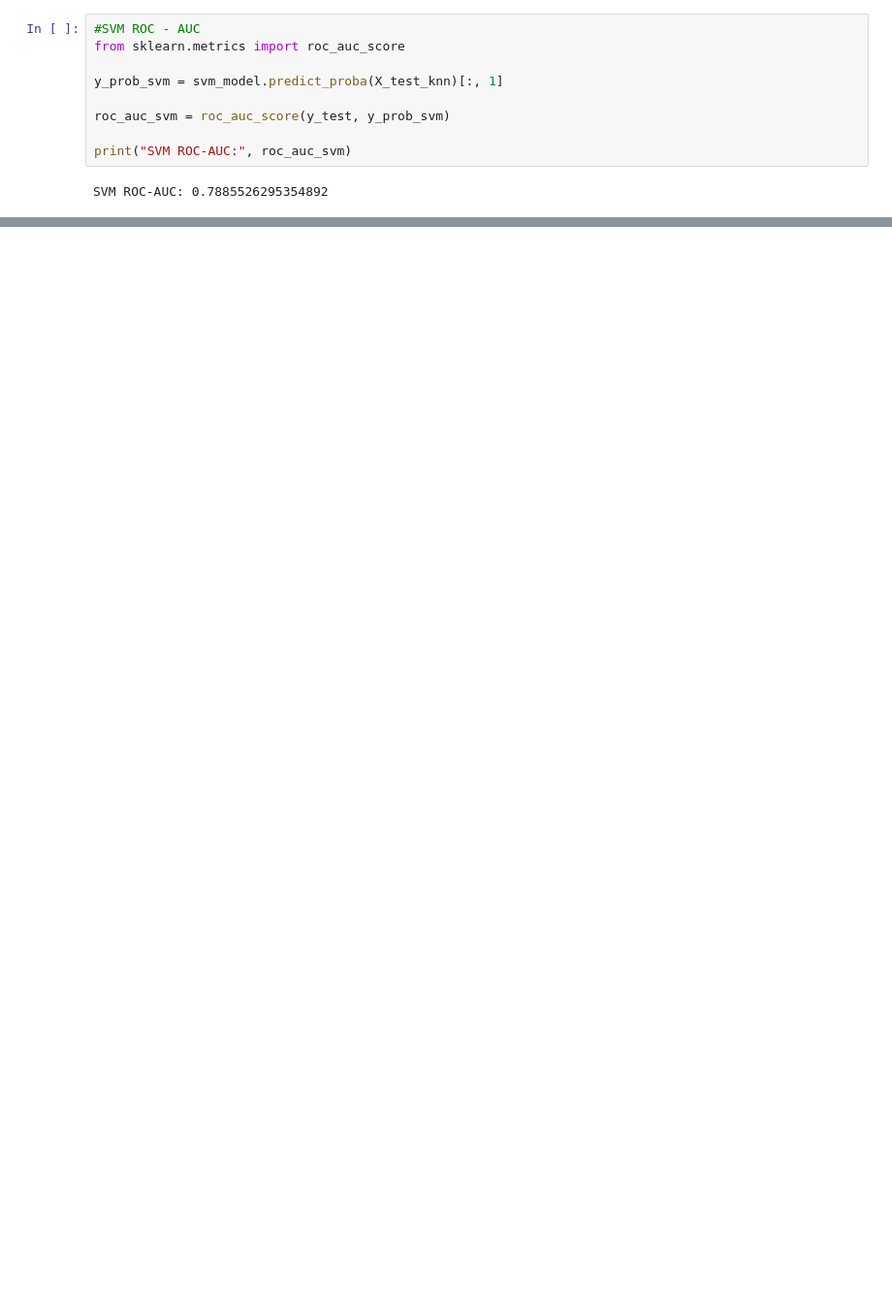
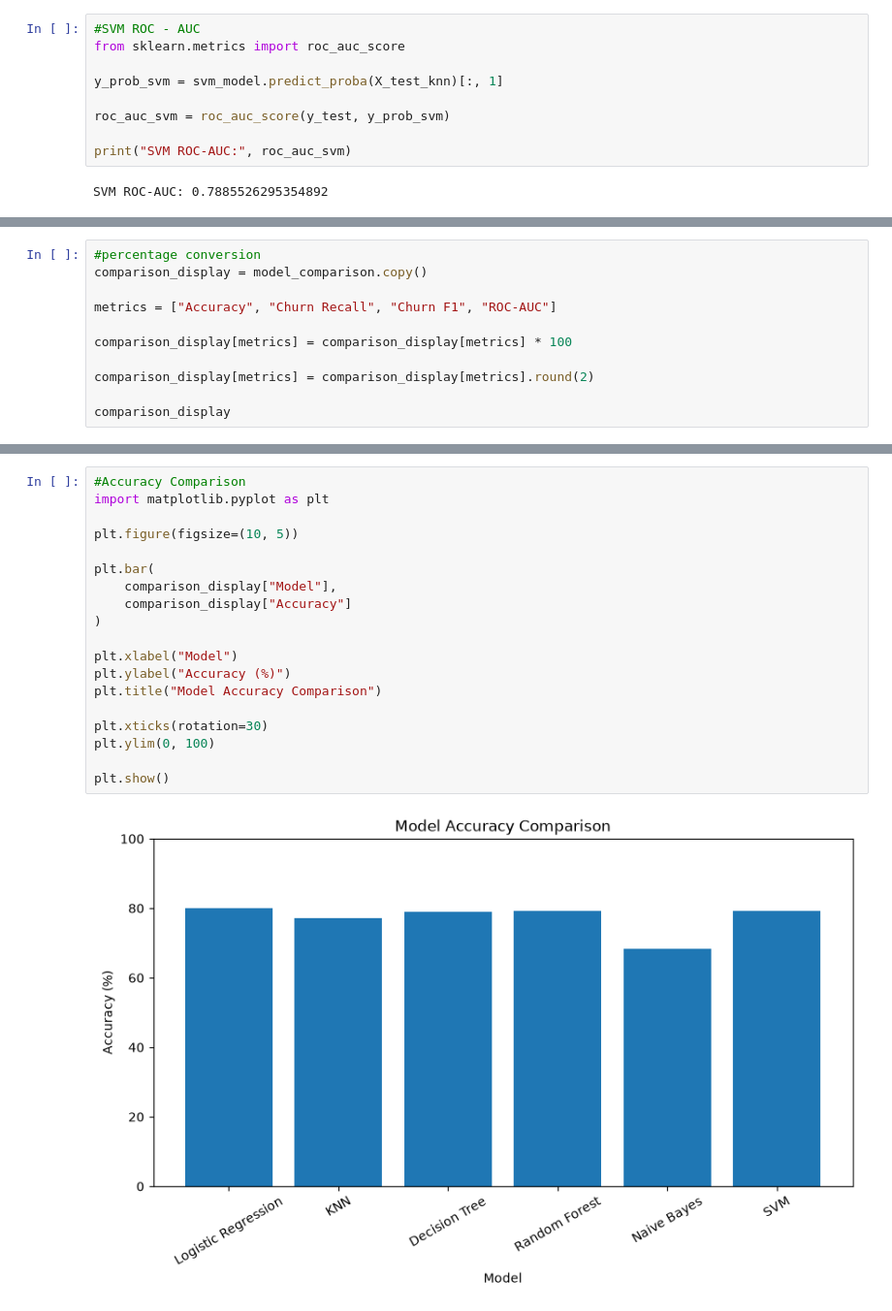
Before and after one commit to vedantparasharcs23-prog/-Machine-Learning-Algorithms, a Jupyter notebook: Projects/Customer-Churn-Prediction/Customer_Churn_Prediction.ipynb, the cells around one changed output, grey strips where cells are left out. Shown at 97% size. Cells and saved outputs as stored; diff of their text form; blank space fills up the shorter version.

Commit message:
Add model comparison and evaluation

```diff
--- a/Projects/Customer-Churn-Prediction/Customer_Churn_Prediction.ipynb
+++ b/Projects/Customer-Churn-Prediction/Customer_Churn_Prediction.ipynb
@@ -1495,0 +1570,11 @@ SVM ROC-AUC: 0.7885526295354892
+# %%
+#percentage conversion
+comparison_display = model_comparison.copy()
+
+metrics = ["Accuracy", "Churn Recall", "Churn F1", "ROC-AUC"]
+
+comparison_display[metrics] = comparison_display[metrics] * 100
+
+comparison_display[metrics] = comparison_display[metrics].round(2)
+
+comparison_display
@@ -1495,0 +1589,21 @@ SVM ROC-AUC: 0.7885526295354892
+# %%
+#Accuracy Comparison
+import matplotlib.pyplot as plt
+
+plt.figure(figsize=(10, 5))
+
+plt.bar(
+    comparison_display["Model"],
+    comparison_display["Accuracy"]
+)
+
+plt.xlabel("Model")
+plt.ylabel("Accuracy (%)")
+plt.title("Model Accuracy Comparison")
+
+plt.xticks(rotation=30)
+plt.ylim(0, 100)
+
+plt.show()
+# %% [output]
+[figure, added]
```
Also changed, not shown: parts of 17 cells of this notebook, 1 other file.
